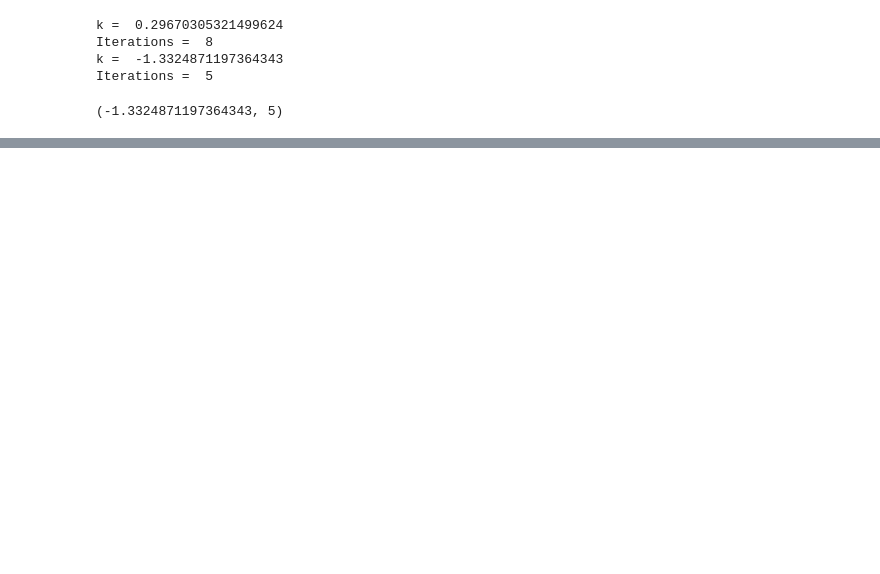
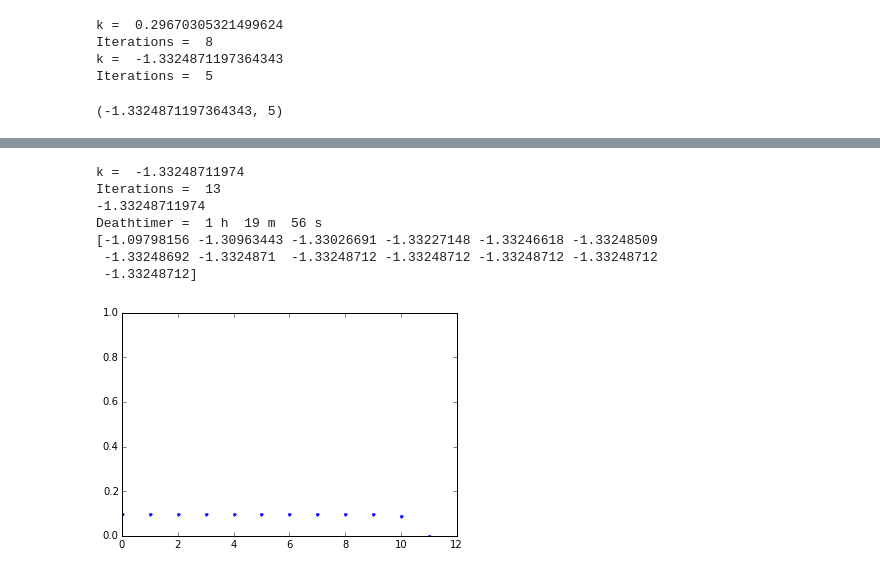
Before and after one commit to JonasDe/NumAn, a Jupyter notebook: Untitled.ipynb, the cells around one changed output, grey strips where cells are left out. Saved outputs shown, nothing was run; the diff lists cells and outputs as text; code cells hidden in the pictures; blank space fills up the shorter version.

```diff
--- a/Untitled.ipynb
+++ b/Untitled.ipynb
@@ -156,0 +161,21 @@ Derivative of time of death  -3.644424639339933
+# %%
+fixed_x, fixed_res, fixed_iters, fixed_err_ls = fixedpoint(time_of_death_fixed, 1)
+fixed_actual_err = np.abs((fixed_x - fixed_err_ls)/fixed_x)
+fixed_conv =  [fixed_actual_err[i]/fixed_actual_err[i-1] for i in range(1, len(fixed_err_ls))]
+z = np.linspace(0, len(fixed_conv)-1, len(fixed_conv))
+print(fixed_x)
+print("Deathtimer = ", int(np.abs(fixed_x)//1), "h ", int(np.abs(fixed_x)%1*60), "m ", int(np.abs(fixed_x)%1*60%1*60), "s")
+print(fixed_err_ls)
+
+plt.plot(range(0,len(fixed_conv)), fixed_conv, '.')
+plt.ylim(0, 1)
+plt.show()
+# %% [output]
+k =  -1.33248711974
+Iterations =  13
+-1.33248711974
+Deathtimer =  1 h  19 m  56 s
+[-1.09798156 -1.30963443 -1.33026691 -1.33227148 -1.33246618 -1.33248509
+ -1.33248692 -1.3324871  -1.33248712 -1.33248712 -1.33248712 -1.33248712
+ -1.33248712]
+[figure, added]
```
Also changed, not shown: parts of 4 cells of this notebook.
